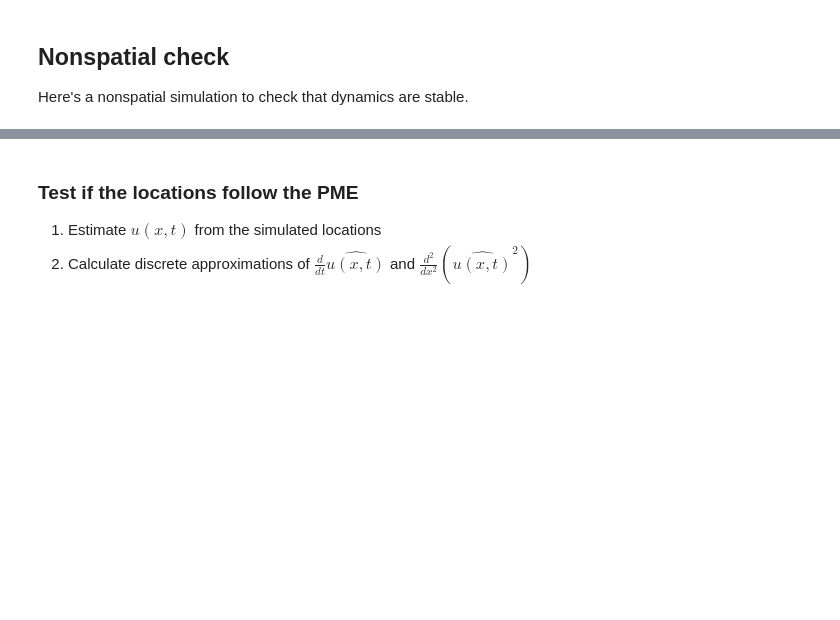
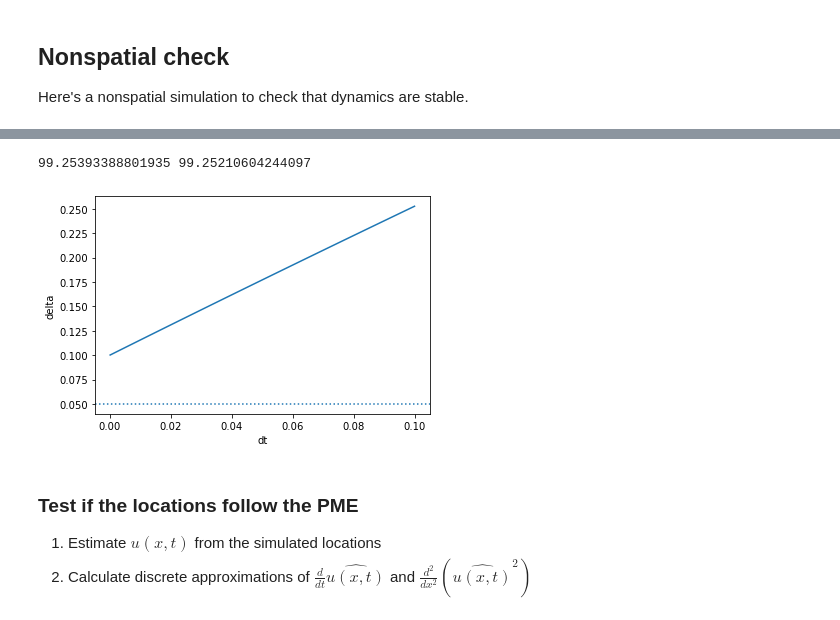
Before and after one commit to petrelharp/lineage_plotting, a Jupyter notebook: pme/pme_writeup.ipynb, the cells around one changed output, grey strips where cells are left out. Drawn from its saved outputs; the diff is of its cells as text; code cells hidden in the pictures; blank space fills up the shorter version.

```diff
--- a/pme/pme_writeup.ipynb
+++ b/pme/pme_writeup.ipynb
@@ -153,0 +220,49 @@ ax.set_yscale("log");
+# %%
+def check_math():
+    alpha = 0.01
+    N = 100
+    lam = 0.2
+    a = 0.3
+    b = 0.7
+    dt = 0.01
+    K = 120
+    B = rng.binomial(n=N, p=dt*lam, size=100000)
+    print (
+        np.mean((N + B) * np.exp(-dt * (a * (N + B)/K + b))),
+        (
+            N * np.exp(-dt * (a * N /K + b))
+                * (1 + lam * dt * (2 * np.exp(-a * dt / K) - 1))
+                * (1 - lam * dt * (1 - np.exp(-a * dt / K))) ** (N-1)
+        )
+    )
+
+check_math()
+# %% [output]
+99.25393388801935 99.25210604244097
+# %%
+def get_delta(K, dt, theta, **kwargs):
+    a = 1 + 1/theta
+    b = 1/theta
+    delta = a + b - (1/dt) * (
+        np.log(1 + dt * (2 * np.exp(-a * dt / K) - 1))
+        +
+        (K - 1) * np.log(1 - dt * (1 - np.exp(-a * dt / K)))
+    )
+    return delta
+
+params = {
+    "K" : 100,
+    "theta" : 20,
+    "min_n" : 4/7,
+    "dt" : 0.1,
+}
+
+dt_vals = np.linspace(0.0001, 0.1, 51)
+b_vals = np.array([get_delta(K=params["K"], theta=params["theta"], dt=dt) for dt in dt_vals])
+fig, ax = plt.subplots()
+ax.plot(dt_vals, b_vals)
+ax.set_xlabel("dt")
+ax.set_ylabel("delta")
+ax.axhline(1/params["theta"], ls=":");
+# %% [output]
+[figure, added]
```
Also changed, not shown: parts of 36 cells of this notebook, 2 other files.
